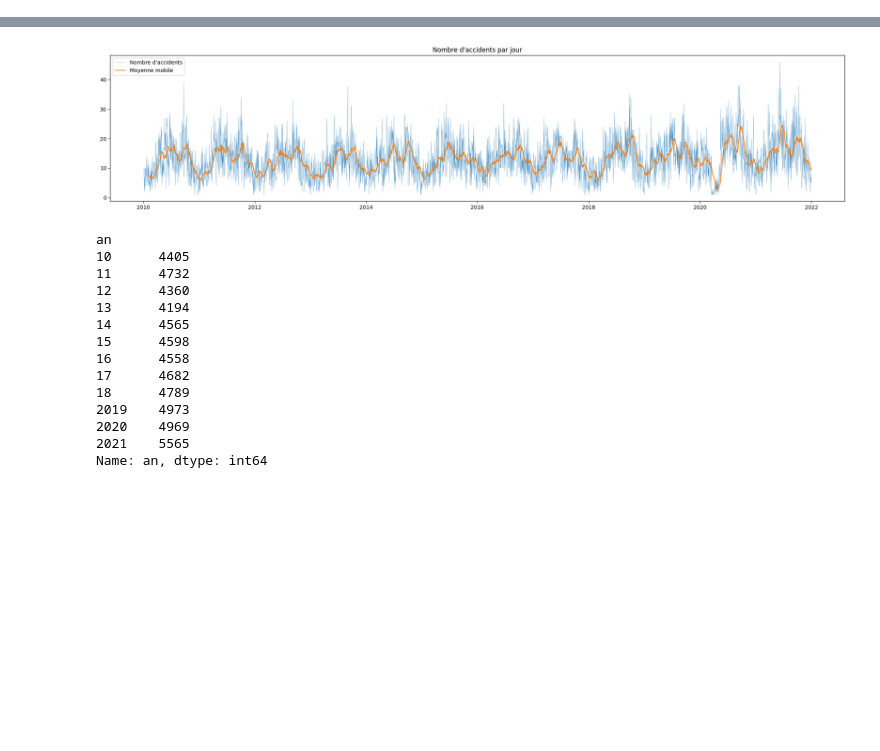
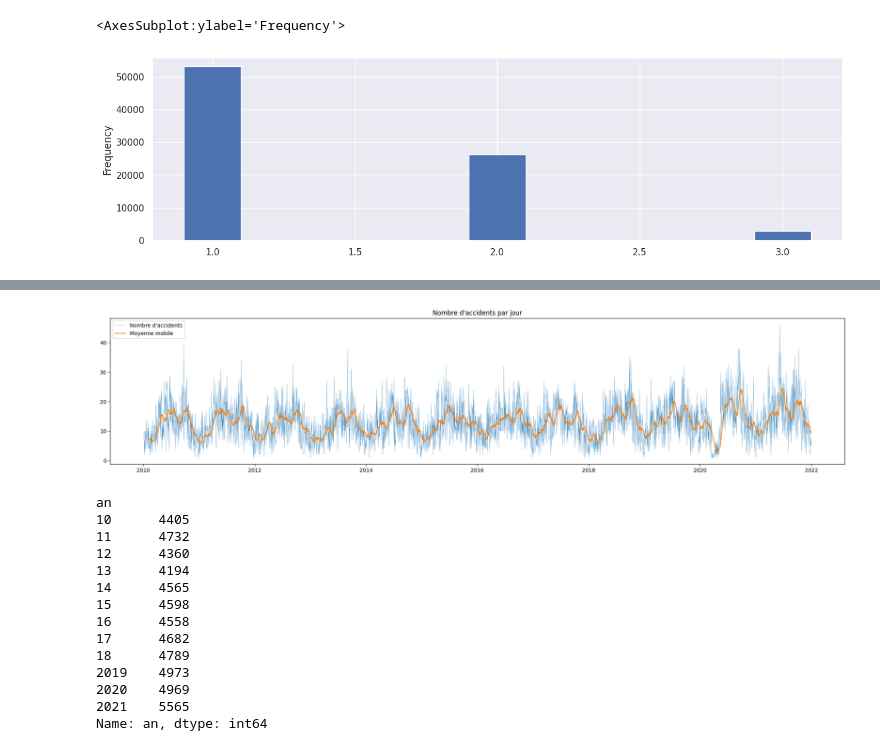
Before and after one commit to gauthgoth/Challenge---Etudes-de-Cas, a Jupyter notebook: dataviz.ipynb, the cells around one changed output, grey strips where cells are left out. Saved outputs shown, nothing was run; the diff lists cells and outputs as text; code cells hidden in the pictures; blank space fills up the shorter version.

```diff
--- a/dataviz.ipynb
+++ b/dataviz.ipynb
@@ -36,0 +80,4 @@ df_accidents_velo['long'].isna().sum()
+# %%
+df_usagers = pd.read_csv('data/usagers.csv')
+# %%
+df_accidents_velos_gravite = df_accidents_velo.merge(df_usagers, how='inner', on='Num_Acc')
@@ -36,0 +89,6 @@ df_accidents_velo['long'].isna().sum()
+# %%
+accidents_grav = df_accidents_velos_gravite.groupby('Num_Acc')['grav'].max()
+accidents_grav.plot.hist(bins=3,range=(0.5,3.5),rwidth=0.2)
+# %% [output]
+<AxesSubplot:ylabel='Frequency'>
+[figure, added]
```
Also changed, not shown: parts of 47 cells of this notebook, 26 other files.
